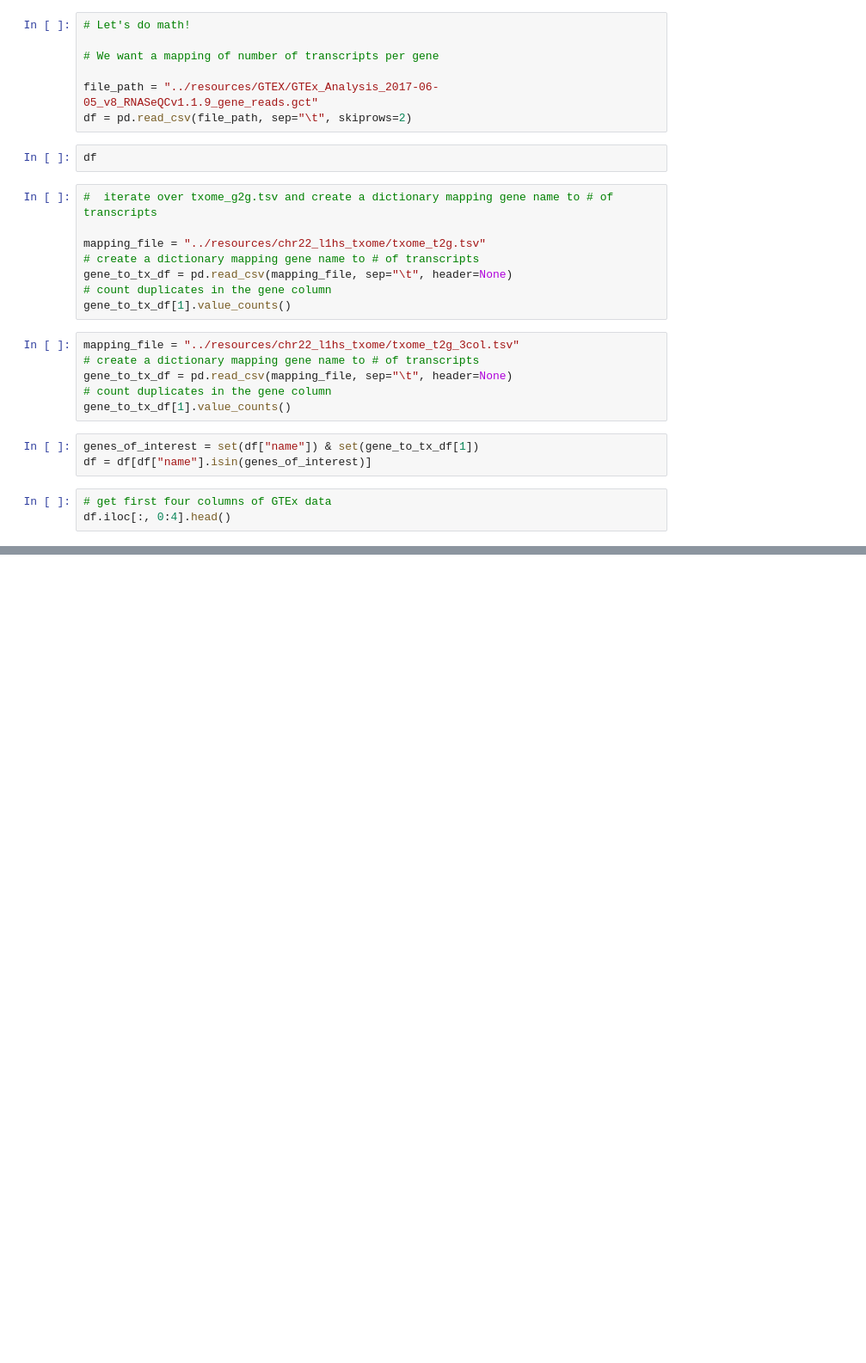
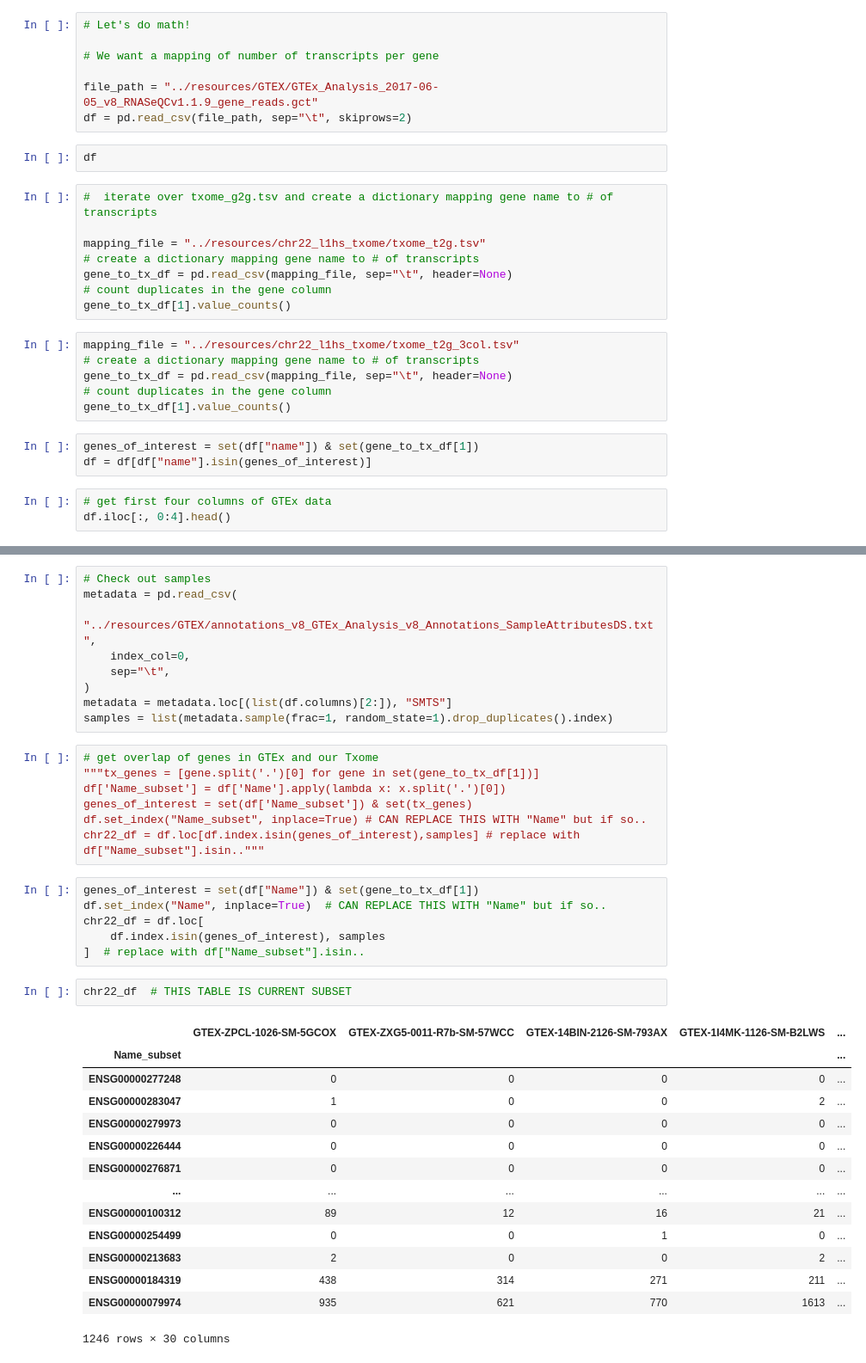
Before and after one commit to gage-lab/bulk_te_bench, a Jupyter notebook: analysis/GTEx_analysis.ipynb, the cells around one changed output, grey strips where cells are left out. Shown at 86% size. Drawn from its saved outputs; the diff is of its cells as text; blank space fills up the shorter version.

```diff
--- a/analysis/GTEx_analysis.ipynb
+++ b/analysis/GTEx_analysis.ipynb
@@ -39,0 +185,39 @@ df.iloc[:, 0:4].head()
+# %%
+# Check out samples
+metadata = pd.read_csv(
+    "../resources/GTEX/annotations_v8_GTEx_Analysis_v8_Annotations_SampleAttributesDS.txt",
+    index_col=0,
+    sep="\t",
+)
+metadata = metadata.loc[(list(df.columns)[2:]), "SMTS"]
+samples = list(metadata.sample(frac=1, random_state=1).drop_duplicates().index)
+# %%
+# get overlap of genes in GTEx and our Txome
+"""tx_genes = [gene.split('.')[0] for gene in set(gene_to_tx_df[1])]
+df['Name_subset'] = df['Name'].apply(lambda x: x.split('.')[0])
+genes_of_interest = set(df['Name_subset']) & set(tx_genes)
+df.set_index("Name_subset", inplace=True) # CAN REPLACE THIS WITH "Name" but if so..
+chr22_df = df.loc[df.index.isin(genes_of_interest),samples] # replace with df["Name_subset"].isin.."""
+# %%
+genes_of_interest = set(df["Name"]) & set(gene_to_tx_df[1])
+df.set_index("Name", inplace=True)  # CAN REPLACE THIS WITH "Name" but if so..
+chr22_df = df.loc[
+    df.index.isin(genes_of_interest), samples
+]  # replace with df["Name_subset"].isin..
+# %%
+chr22_df  # THIS TABLE IS CURRENT SUBSET
+# %% [output]
+|  | GTEX-ZPCL-1026-SM-5GCOX | GTEX-ZXG5-0011-R7b-SM-57WCC | GTEX-14BIN-2126-SM-793AX | GTEX-1I4MK-1126-SM-B2LWS | ... |
+| Name_subset |  |  |  |  | ... |
+| ENSG00000277248 | 0 | 0 | 0 | 0 | ... |
+| ENSG00000283047 | 1 | 0 | 0 | 2 | ... |
+| ENSG00000279973 | 0 | 0 | 0 | 0 | ... |
+| ENSG00000226444 | 0 | 0 | 0 | 0 | ... |
+| ENSG00000276871 | 0 | 0 | 0 | 0 | ... |
+| ... | ... | ... | ... | ... | ... |
+| ENSG00000100312 | 89 | 12 | 16 | 21 | ... |
+| ENSG00000254499 | 0 | 0 | 1 | 0 | ... |
+| ENSG00000213683 | 2 | 0 | 0 | 2 | ... |
+| ENSG00000184319 | 438 | 314 | 271 | 211 | ... |
+| ENSG00000079974 | 935 | 621 | 770 | 1613 | ... |
+1246 rows × 30 columns
```
Also changed, not shown: parts of 19 cells of this notebook, 3 other files.
